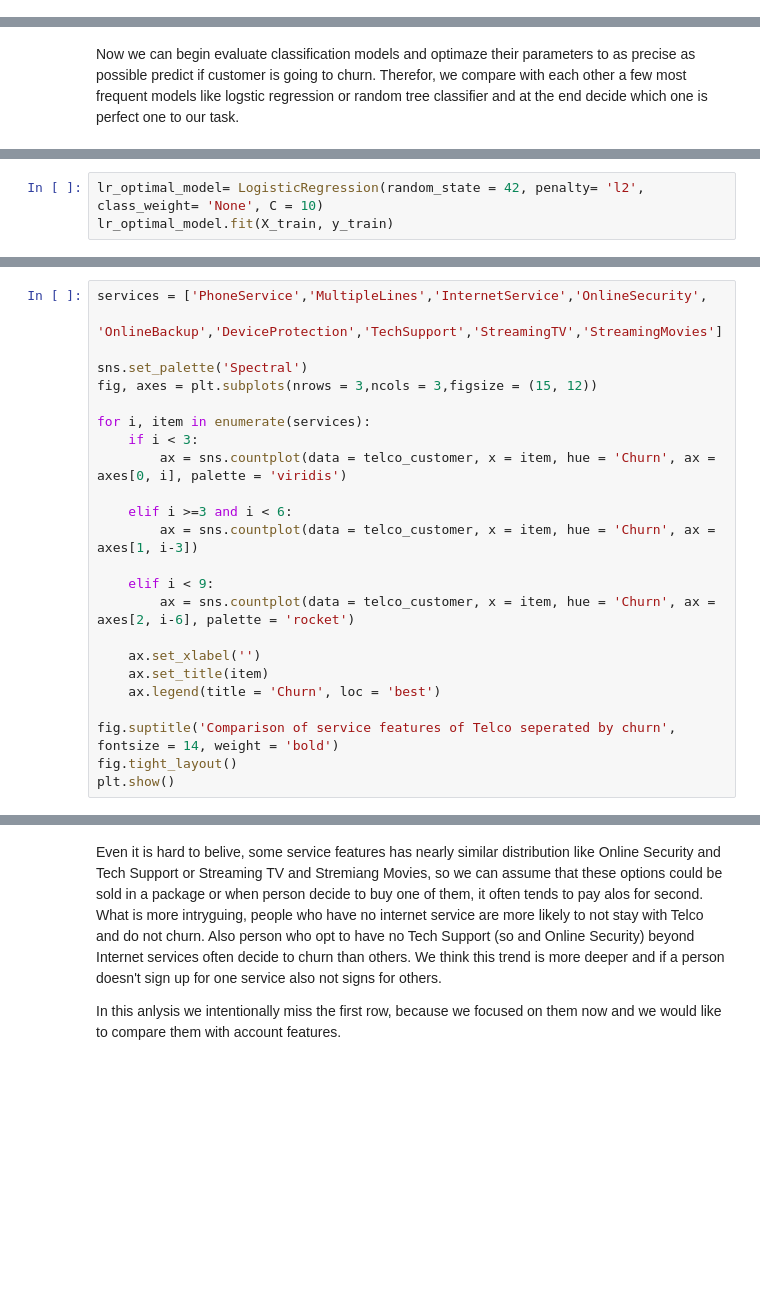
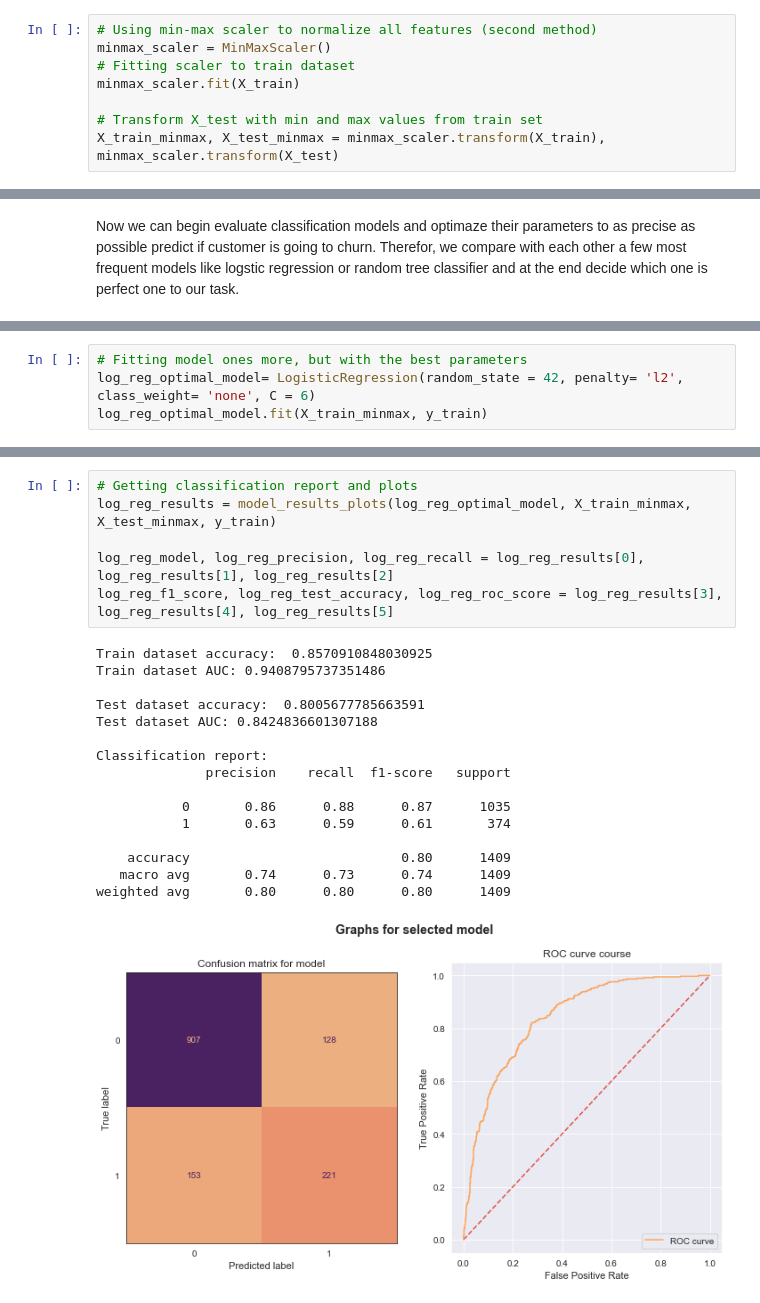
Before and after one commit to jacobolyst/Data_analysis-Data_science_portfolio, a Jupyter notebook: Telco Customer Churn Classification/Telco_Data_Mining.ipynb, the cells around one changed output, grey strips where cells are left out. Drawn from its saved outputs; the diff is of its cells as text; blank space fills up the shorter version.

```diff
--- a/Telco Customer Churn Classification/Telco_Data_Mining.ipynb
+++ b/Telco Customer Churn Classification/Telco_Data_Mining.ipynb
@@ -1136 +1132,9 @@ X_test_standard = ((X_test - minimum) / (maximum - minimum)).values
+# %%
+# Using min-max scaler to normalize all features (second method)
+minmax_scaler = MinMaxScaler()
+# Fitting scaler to train dataset
+minmax_scaler.fit(X_train)
+
+# Transform X_test with min and max values from train set
+X_train_minmax, X_test_minmax = minmax_scaler.transform(X_train), minmax_scaler.transform(X_test)
 # %%
@@ -1257,4 +1271,5 @@ Best parameters: LogisticRegression(C=10, class_weight='None', penalty='none', r
 # %%
-lr_optimal_model= LogisticRegression(random_state = 42, penalty= 'l2', class_weight= 'None', C = 10)
-lr_optimal_model.fit(X_train, y_train)
+# Fitting model ones more, but with the best parameters
+log_reg_optimal_model= LogisticRegression(random_state = 42, penalty= 'l2', class_weight= 'none', C = 6)
+log_reg_optimal_model.fit(X_train_minmax, y_train)
 # %% [output]
@@ -1303,24 +1276,0 @@ plt.show()
-# %%
-services = ['PhoneService','MultipleLines','InternetService','OnlineSecurity',
-           'OnlineBackup','DeviceProtection','TechSupport','StreamingTV','StreamingMovies']
-
-sns.set_palette('Spectral')
-fig, axes = plt.subplots(nrows = 3,ncols = 3,figsize = (15, 12))
-
-for i, item in enumerate(services):
-    if i < 3:
-        ax = sns.countplot(data = telco_customer, x = item, hue = 'Churn', ax = axes[0, i], palette = 'viridis')
-
-    elif i >=3 and i < 6:
-        ax = sns.countplot(data = telco_customer, x = item, hue = 'Churn', ax = axes[1, i-3])
-
-    elif i < 9:
-        ax = sns.countplot(data = telco_customer, x = item, hue = 'Churn', ax = axes[2, i-6], palette = 'rocket')
-
-    ax.set_xlabel('')
-    ax.set_title(item)
-    ax.legend(title = 'Churn', loc = 'best')
-
-fig.suptitle('Comparison of service features of Telco seperated by churn', fontsize = 14, weight = 'bold')
-fig.tight_layout()
-plt.show()
@@ -1329,4 +1277,23 @@ plt.show()
-# %% [markdown]
-Even it is hard to belive, some service features has nearly similar distribution like Online Security and Tech Support or Streaming TV and Stremiang Movies, so we can assume that these options could be sold in a package or when person decide to buy one of them, it often tends to pay alos for second. What is more intryguing, people who have no internet service are more likely to not stay with Telco and do not churn. Also person who opt to have no Tech Support (so and Online Security) beyond Internet services often decide to churn than others. We think this trend is more deeper and if a person doesn't sign up for one service also not signs for others.
-
-In this anlysis we intentionally miss the first row, because we focused on them now and we would like to compare them with account features.
+# %%
+# Getting classification report and plots
+log_reg_results = model_results_plots(log_reg_optimal_model, X_train_minmax, X_test_minmax, y_train)
+
+log_reg_model, log_reg_precision, log_reg_recall = log_reg_results[0], log_reg_results[1], log_reg_results[2]
+log_reg_f1_score, log_reg_test_accuracy, log_reg_roc_score = log_reg_results[3], log_reg_results[4], log_reg_results[5]
+# %% [output]
+Train dataset accuracy:  0.8570910848030925
+Train dataset AUC: 0.9408795737351486
+
+Test dataset accuracy:  0.8005677785663591
+Test dataset AUC: 0.8424836601307188
+
+Classification report:
+              precision    recall  f1-score   support
+
+           0       0.86      0.88      0.87      1035
+           1       0.63      0.59      0.61       374
+
+    accuracy                           0.80      1409
+   macro avg       0.74      0.73      0.74      1409
+weighted avg       0.80      0.80      0.80      1409
+[figure, added]
```
Also changed, not shown: parts of 59 cells of this notebook.
